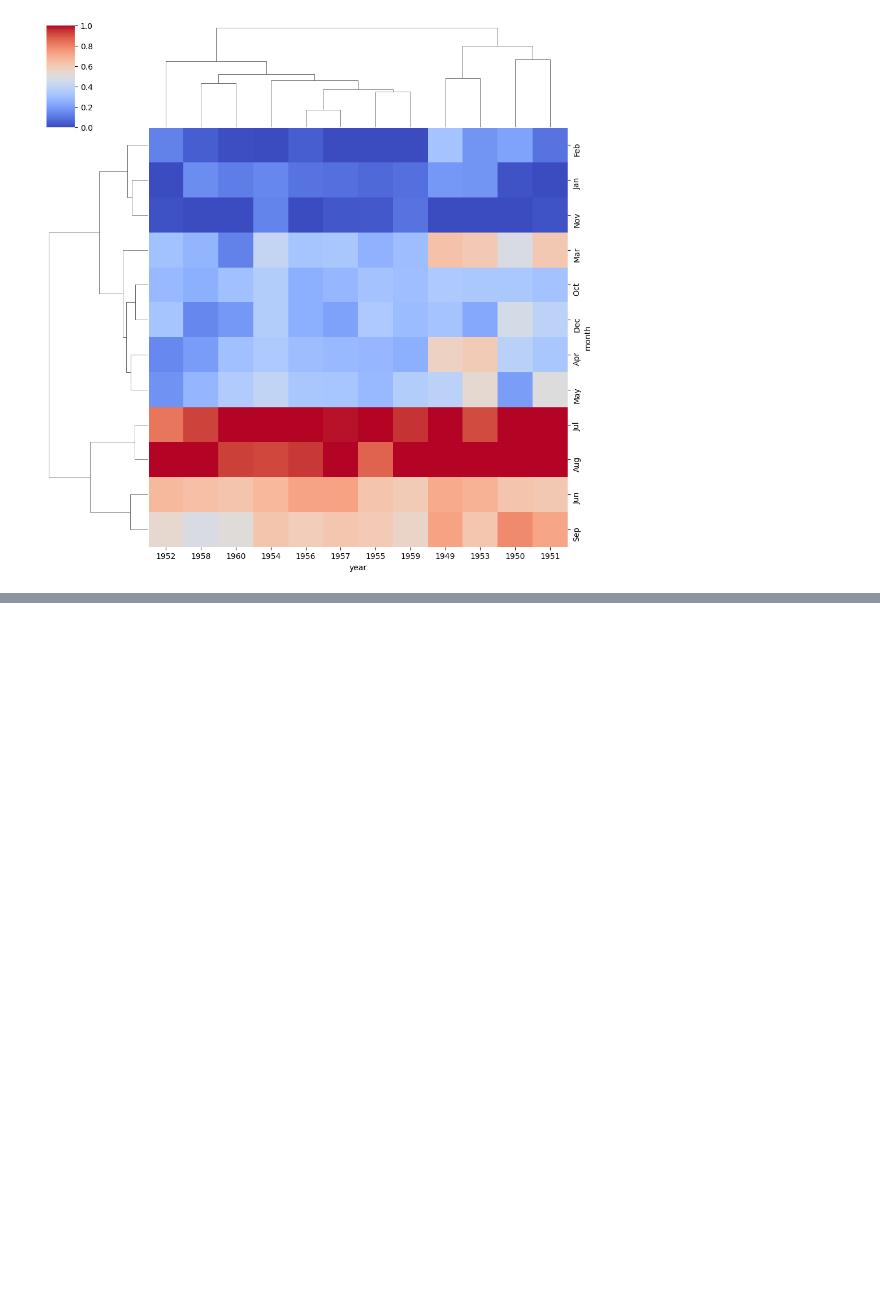
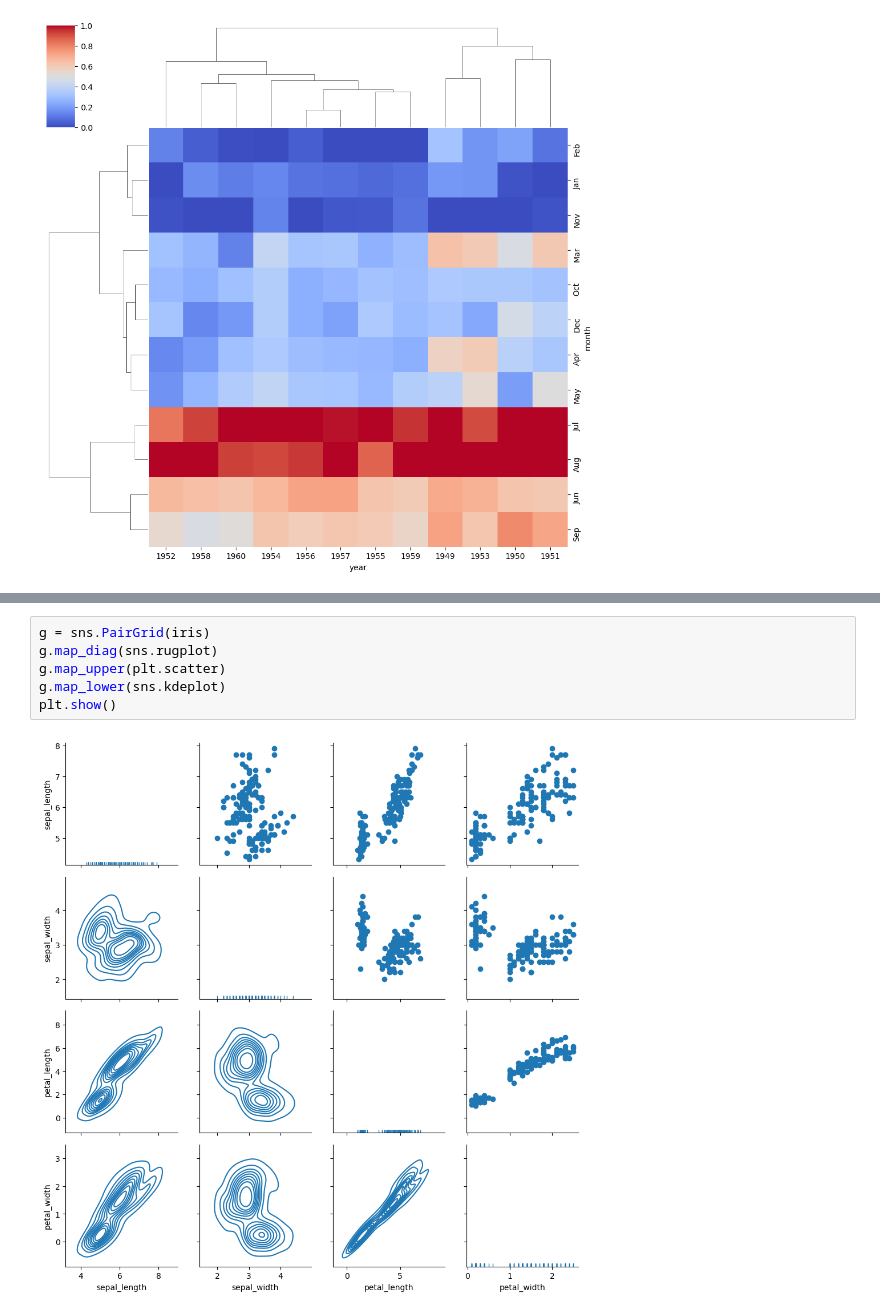
Before and after one commit to m-ata/data-visualization, a Jupyter notebook: seaborn/seaborn.ipynb, the cells around one changed output, grey strips where cells are left out. Drawn from its saved outputs; the diff is of its cells as text; blank space fills up the shorter version.

```diff
--- a/seaborn/seaborn.ipynb
+++ b/seaborn/seaborn.ipynb
@@ -111,0 +138,8 @@ plt.show()
+# %%
+g = sns.PairGrid(iris)
+g.map_diag(sns.rugplot)
+g.map_upper(plt.scatter)
+g.map_lower(sns.kdeplot)
+plt.show()
+# %% [output]
+[figure, added]
```
Also changed, not shown: parts of 9 cells of this notebook.
